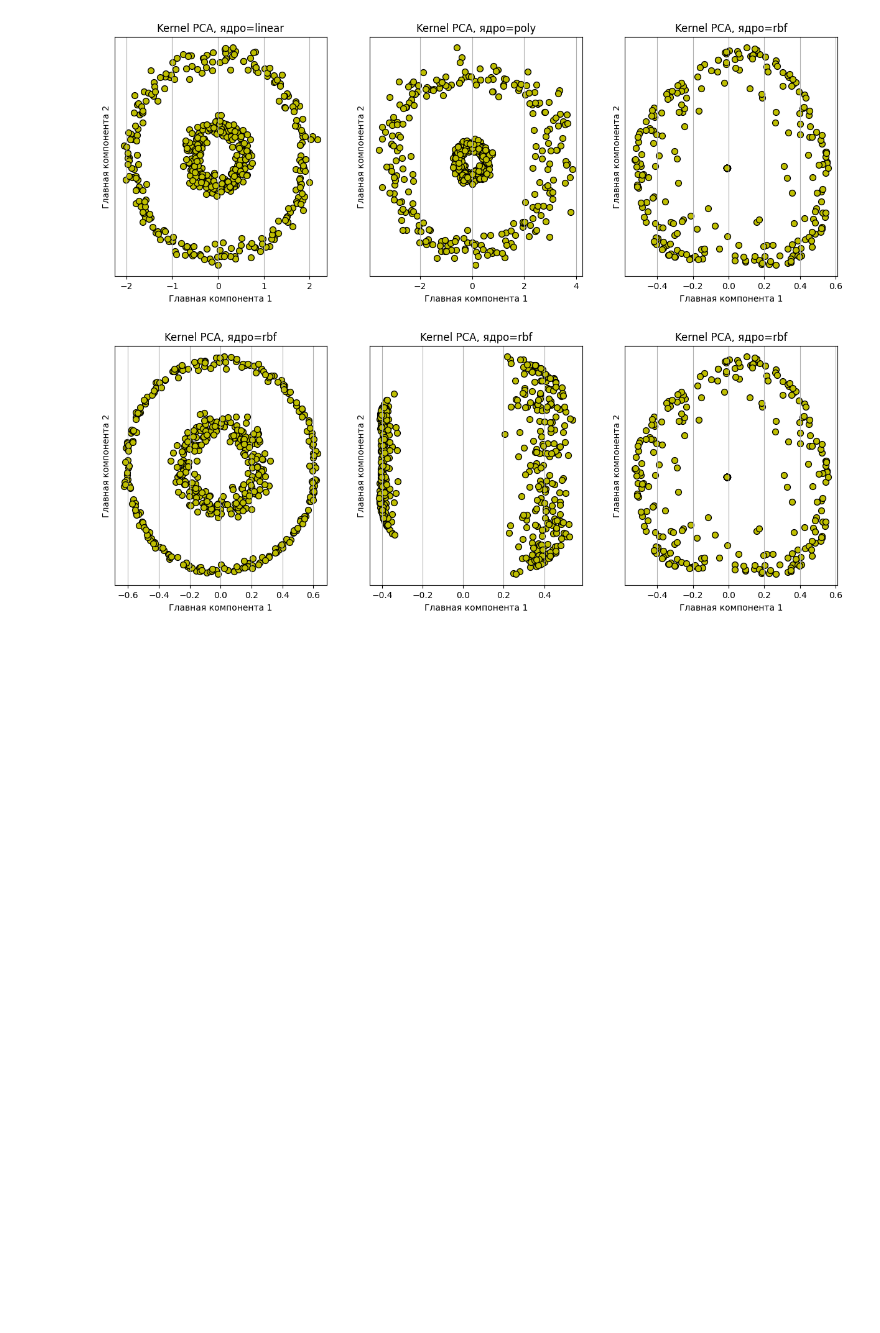
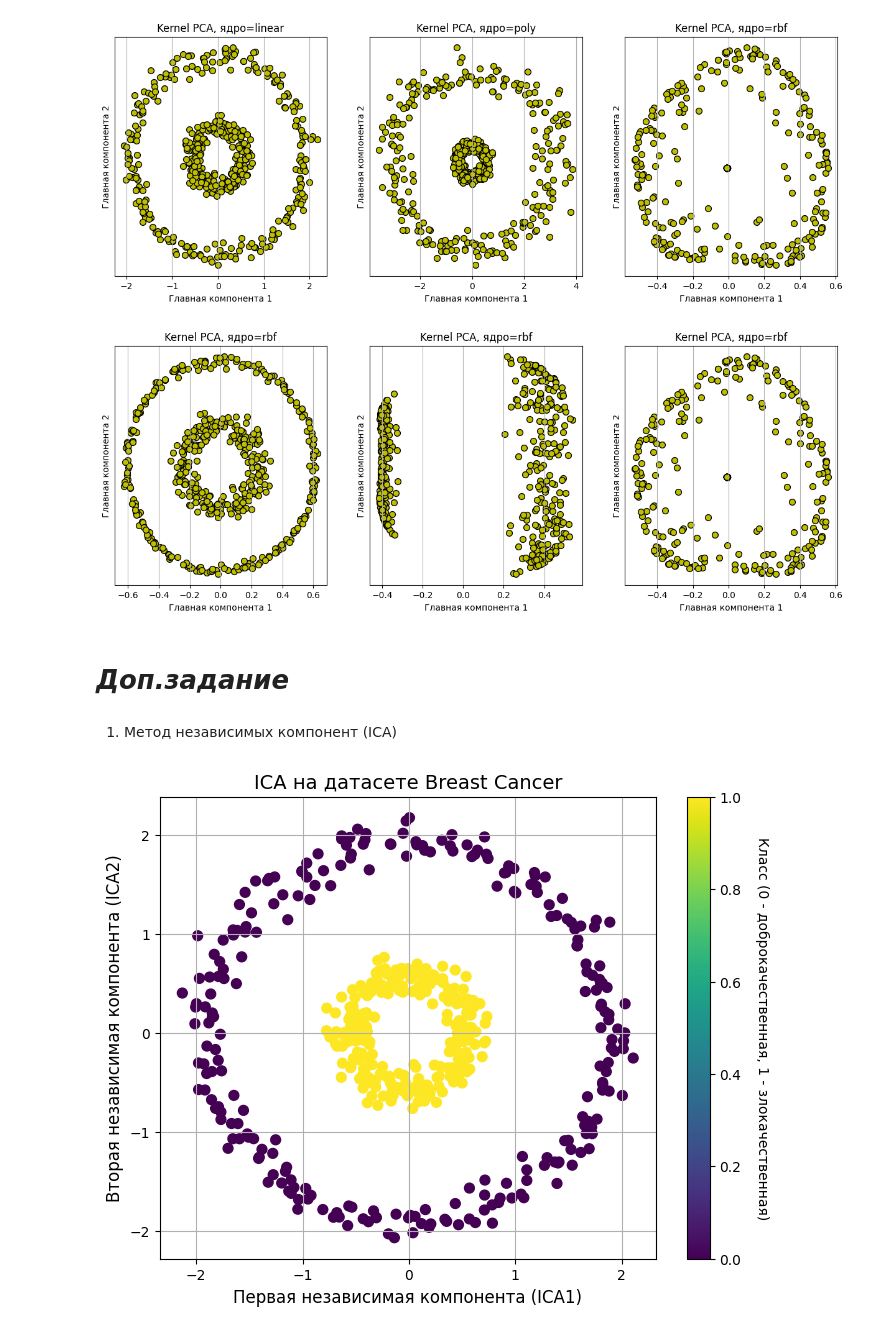
Before and after one commit to woodwyyn/ML, a Jupyter notebook: ML6_2.ipynb, the cells around one changed output. Drawn from its saved outputs; the diff is of its cells as text; code cells hidden in the pictures; blank space fills up the shorter version.

Commit message:
доп.задание

```diff
--- a/ML6_2.ipynb
+++ b/ML6_2.ipynb
@@ -354,3 +354,24 @@ for i, gamma in enumerate(gamma_values):
     plt.grid(True)
 # %% [output]
 [figure]
+# %% [markdown]
+# ***Доп.задание***
+# %% [markdown]
+1. Метод независимых компонент (ICA)
+# %%
+from sklearn.decomposition import FastICA
+
+ica = FastICA(n_components=7, random_state=42)
+X_ica = ica.fit_transform(X_scaled)
+
+plt.figure(figsize=(8, 6))
+scatter = plt.scatter(X_ica[:, 0], X_ica[:, 1], c=y, cmap='viridis', s=50)
+plt.xlabel('Первая независимая компонента (ICA1)', fontsize=12)
+plt.ylabel('Вторая независимая компонента (ICA2)', fontsize=12)
+plt.title('ICA на датасете Breast Cancer', fontsize=14)
+cbar = plt.colorbar(scatter)
+cbar.set_label('Класс (0 - доброкачественная, 1 - злокачественная)', rotation=270, labelpad=20, fontsize=10)
+plt.grid(True)
+plt.show()
+# %% [output]
+[figure, added]
```
Also changed, not shown: parts of 9 cells of this notebook.
